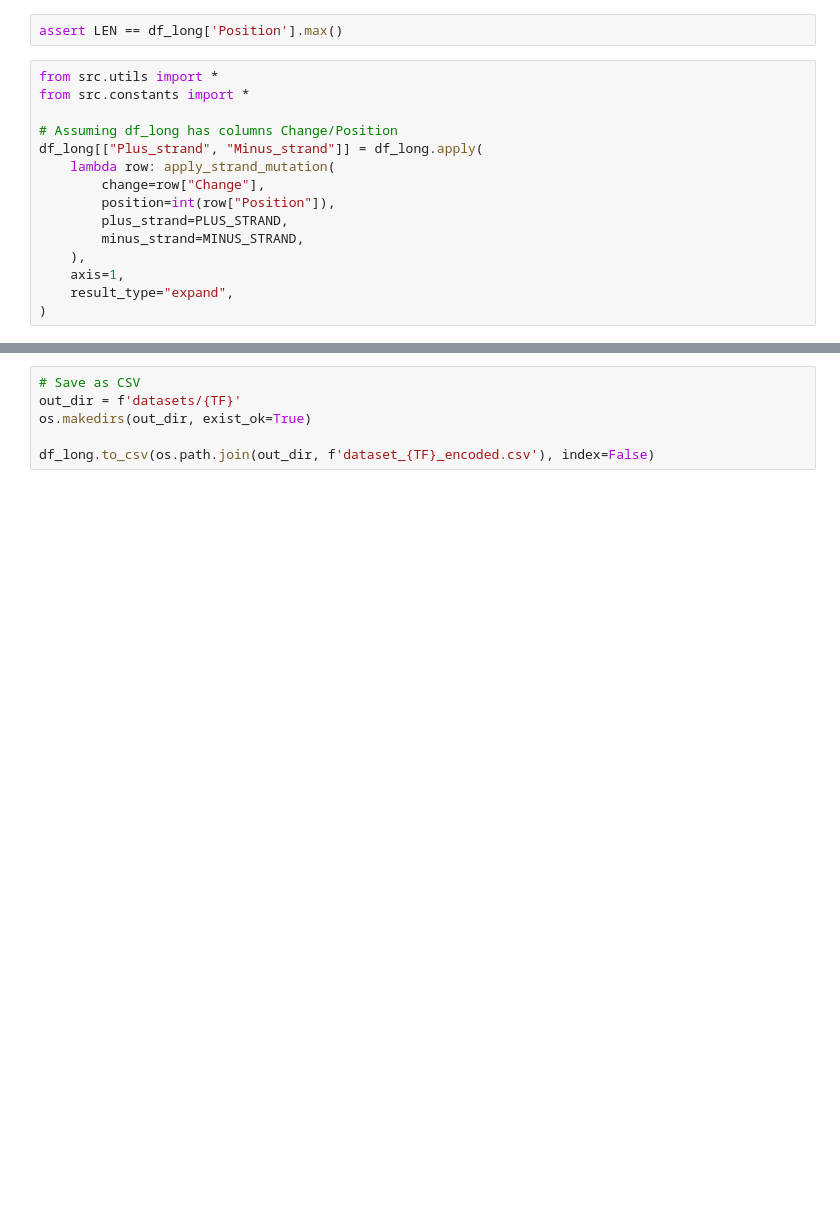
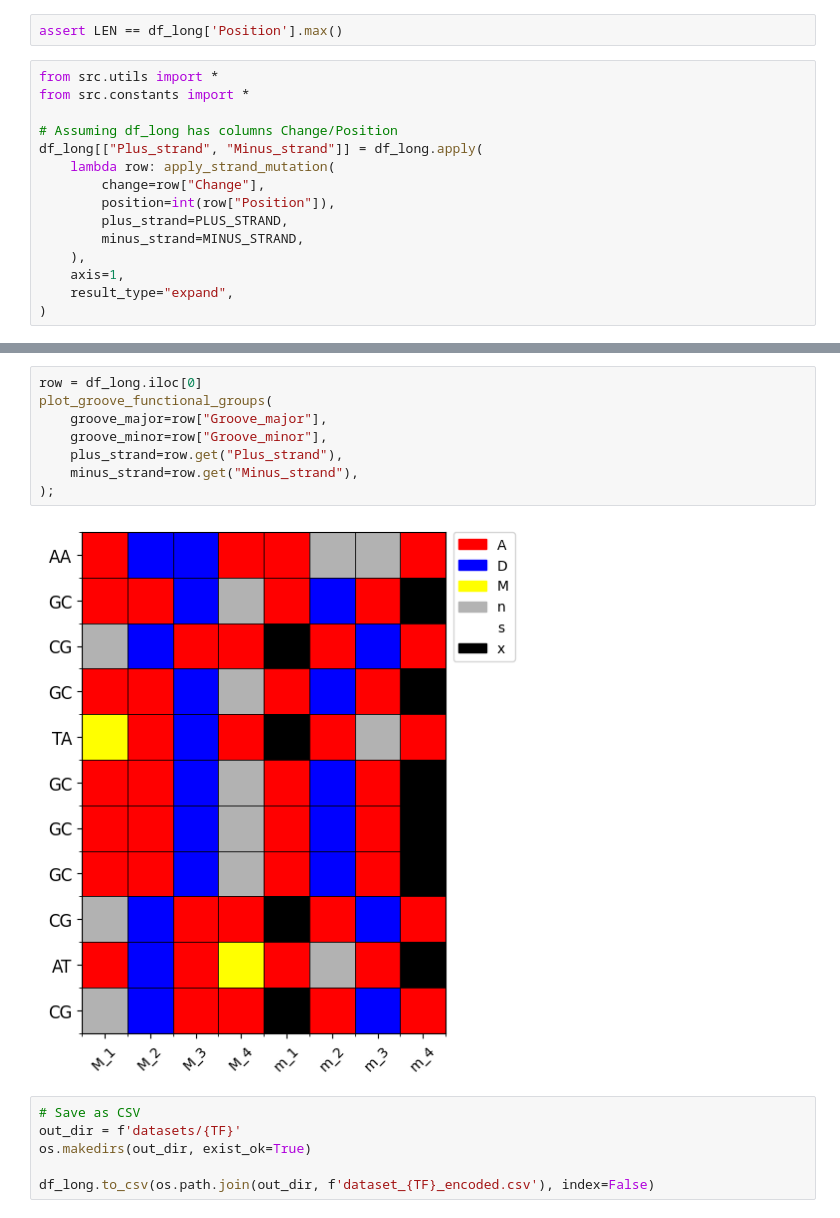
Before and after one commit to rubensolozabal/TFBind, a Jupyter notebook: datasets/create_dataset.ipynb, the cells around one changed output, grey strips where cells are left out. Saved outputs shown, nothing was run; the diff lists cells and outputs as text; blank space fills up the shorter version.

```diff
--- a/datasets/create_dataset.ipynb
+++ b/datasets/create_dataset.ipynb
@@ -171,3 +171,13 @@ df_long
+# %%
+row = df_long.iloc[0]
+plot_groove_functional_groups(
+    groove_major=row["Groove_major"],
+    groove_minor=row["Groove_minor"],
+    plus_strand=row.get("Plus_strand"),
+    minus_strand=row.get("Minus_strand"),
+);
+# %% [output]
+[figure, added]
 # %%
 # Save as CSV
 out_dir = f'datasets/{TF}'
```
Also changed, not shown: parts of 6 cells of this notebook, 2 other files.
